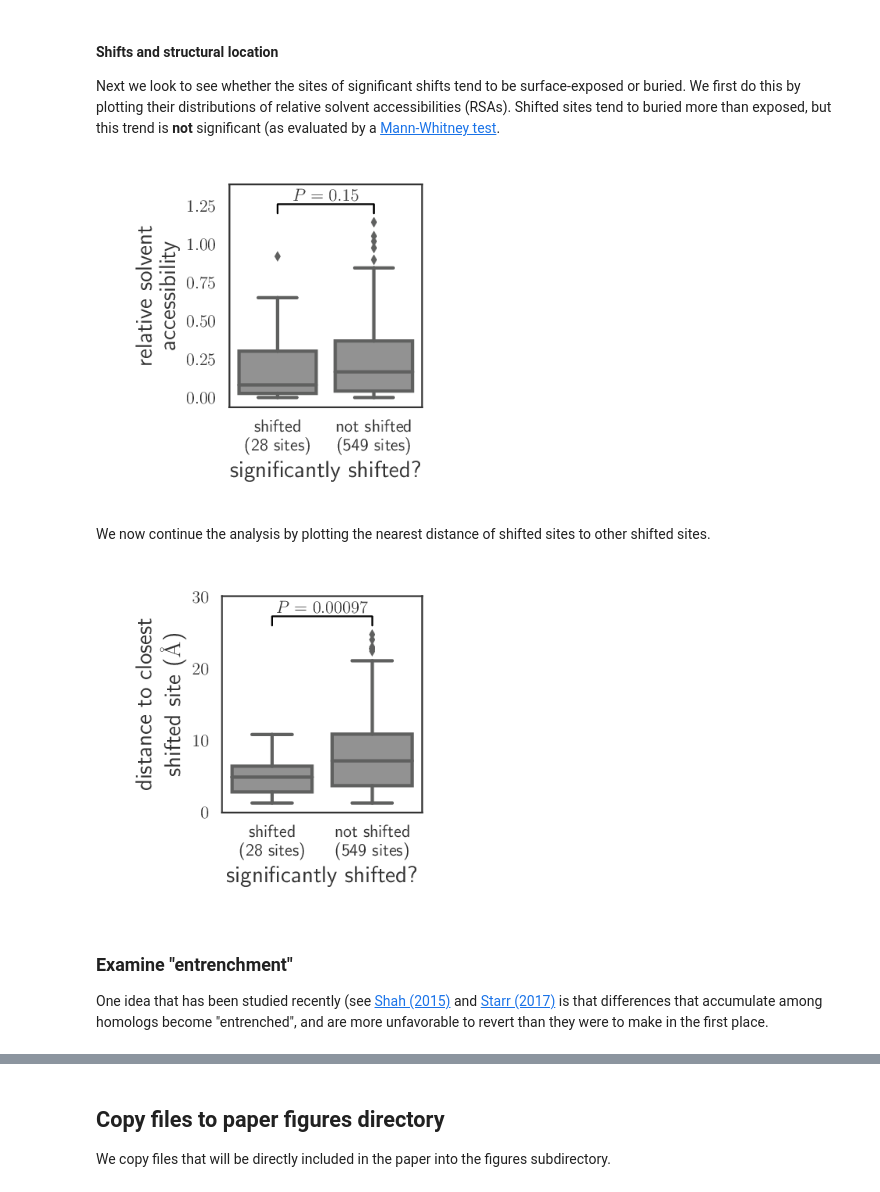
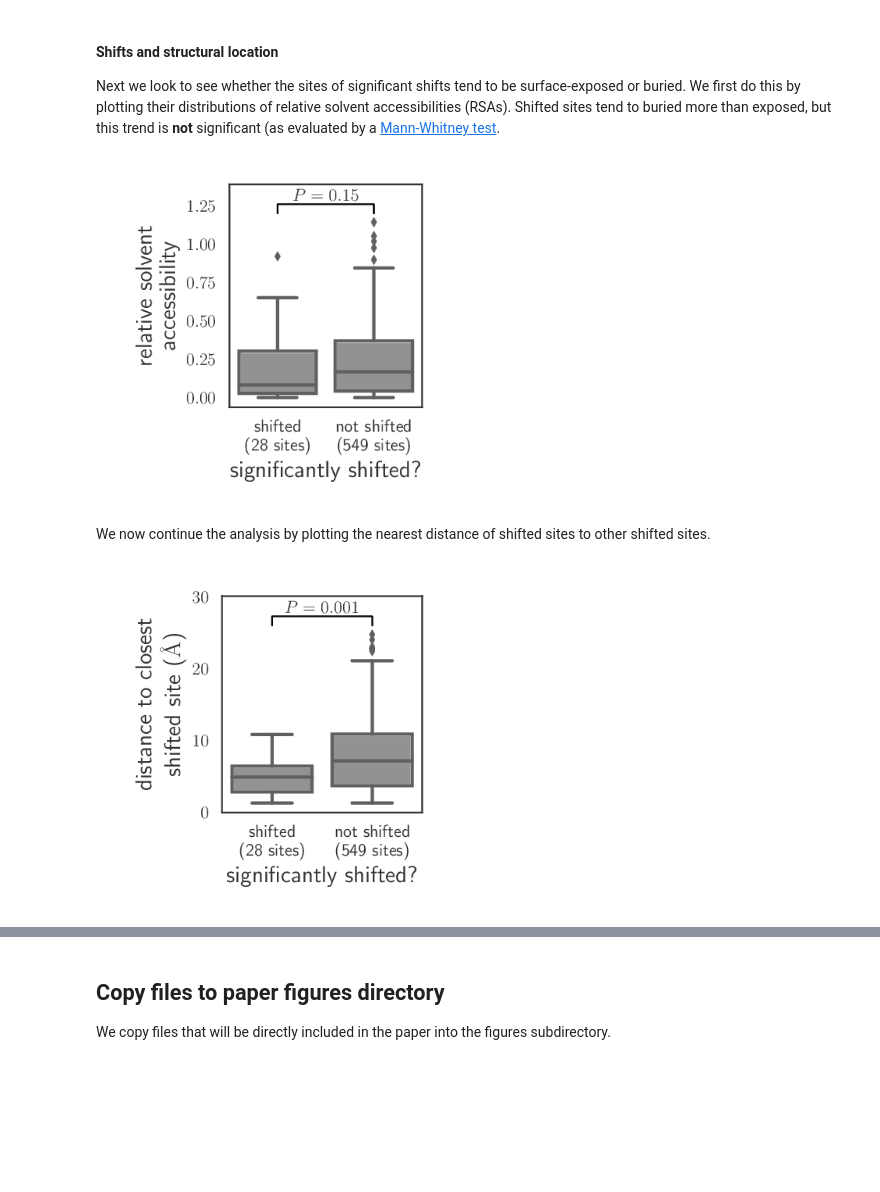
Before and after one commit to jbloomlab/EnvMutationalShiftsPaper, a Jupyter notebook: analysis_code/analysis_notebook.ipynb, the cells around one changed output, grey strips where cells are left out. Drawn from its saved outputs; the diff is of its cells as text; code cells hidden in the pictures; blank space fills up the shorter version.

```diff
--- a/analysis_code/analysis_notebook.ipynb
+++ b/analysis_code/analysis_notebook.ipynb
@@ -1236,7 +1237,7 @@ for (seltype, op) in [('diversifying', operator.gt), ('purifying', operator.lt)]
                     .rename(columns={'site':'facetlabel'})
                     .replace({'facetlabel':facetlabels})
                     ),
-            chars=dms_tools2.AAS,
+            chars=AAS,
             plotfile=selsiteplots[seltype],
             width=1.8 * min(ncol, len(selsites)),
             height=2.8 * math.ceil(len(selsites) / ncol),
@@ -1581,7 +1582,7 @@ Do they have certain structural features?
 #### Aggregate information on shifts and conservation
 First we create a dataframe that gives the magnitude of the shift (*RMSDcorrected*), whether this shift is *significant* by the criterion above, and whether the site substituted between the homologs.
 # %%
-shifts = (prefsdist.drop(dms_tools2.AAS + ['conservation'], axis=1)
+shifts = (prefsdist.drop(AAS + ['conservation'], axis=1)
           .assign(significant_shift=lambda x: x.RMSDcorrected >= min_dist,
                   substituted=lambda x: x[homologs[0]] != x[homologs[1]])
           )
@@ -1725,7 +1764,7 @@ ax = seaborn.boxplot(
 plt.xlabel('significantly shifted?')
 plt.ylabel('relative solvent\naccessibility')
 
-# add correlation coefficient
+# add P values
 p = scipy.stats.mannwhitneyu(
         df.query('significant_shift').RSA,
         df.query('not significant_shift').RSA
@@ -1744,7 +1783,7 @@ fig.tight_layout()
 fig.savefig(rsa_shifts_plot)
 showPDF(rsa_shifts_plot, width=350)
 # %% [output]
-[figure, old version]
+[figure, new version]
 # %% [markdown]
 We now continue the analysis by plotting the nearest distance of shifted sites to other shifted sites.
 # %%
@@ -1753,36 +1792,33 @@ shifts_proximity_plot = os.path.join(prefsdistdir, 'shifts_proximity.pdf')
 # make plot
 fig = plt.figure()
 ax = seaborn.boxplot(
         x='shifted',
         y='significant_shift_mindist',
         data=df,
         showfliers=True,
         color='gray',
         )
 ax.set_ylim(bottom=0)
 plt.xlabel('significantly shifted?')
 plt.ylabel('distance to closest\nshifted site (\mbox{\\normalfont\AA})')
 
-# add correlation coefficient
+# add P values
 p = scipy.stats.mannwhitneyu(
         df.query('significant_shift').significant_shift_mindist,
         df.query('not significant_shift').significant_shift_mindist
         )[1]
 (x1, x2) = (0, 1)
 yextend = 1.05
 y = df.significant_shift_mindist.max() * yextend
 plt.plot([x1, x1, x2, x2], [y, yextend * y, yextend * y, y], c='black', lw=1)
-plt.text((x1 + x2) / 2, y * yextend, '$P = {0:.2g}$'.format(p),
+plt.text((x1 + x2) / 2, y * yextend, '$P = {0:.1g}$'.format(p),
         ha='center', va='bottom', size=12)
 ax.set_ylim(top=y*(yextend**3))
 
 # show / save plot
 fig.set_size_inches(3.2, 3.3)
 fig.tight_layout()
 fig.savefig(shifts_proximity_plot)
 showPDF(shifts_proximity_plot, width=350)
 # %% [output]
-[figure, old version]
+[figure, new version]
-# %% [markdown]
-### Examine "entrenchment"
-One idea that has been studied recently (see [Shah (2015)](http://www.pnas.org/content/112/25/E3226.abstract) and [Starr (2017)](https://www.biorxiv.org/content/early/2017/09/18/189803.1) is that differences that accumulate among homologs become "entrenched", and are more unfavorable to revert than they were to make in the first place.
```
Also changed, not shown: parts of 24 cells of this notebook, 19 other files.
